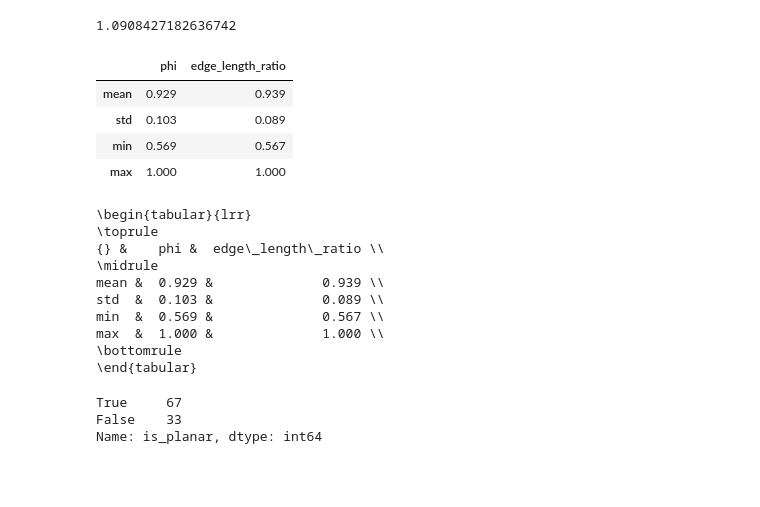
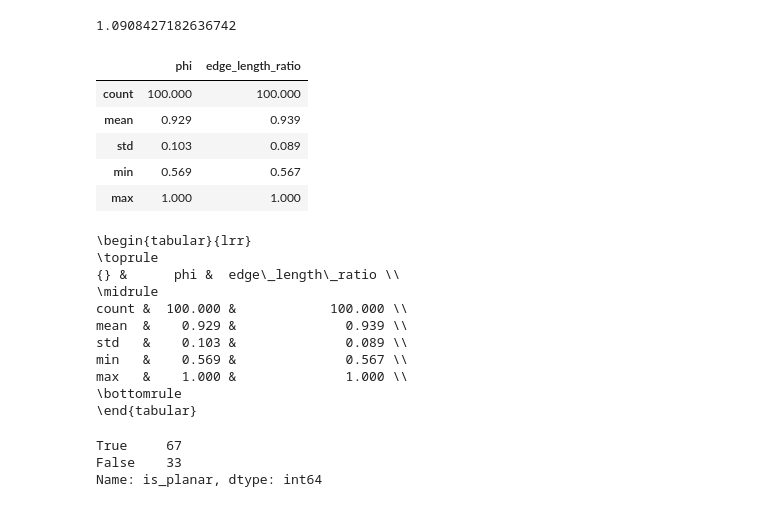
Before and after one commit to gboeing/planar-vs-nonplanar, a Jupyter notebook: planar-vs-nonplanar-analysis.ipynb, the cells around one changed output. Drawn from its saved outputs; the diff is of its cells as text; code cells hidden in the pictures; blank space fills up the shorter version.

```diff
--- a/planar-vs-nonplanar-analysis.ipynb
+++ b/planar-vs-nonplanar-analysis.ipynb
@@ -447,12 +407,13 @@ df['overcount_planar_nonplanar'].mean()
 # %%
 df['phi'] = 1 / df['overcount_planar_nonplanar']
 cols = ['phi', 'edge_length_ratio']
 df2 = df[cols].copy().head(100)
 table = df2[cols].describe().round(3)
-table = table.loc[['mean', 'std', 'min', 'max']]
+table = table.loc[['count', 'mean', 'std', 'min', 'max']]
 table
 # %% [output]
 |  | phi | edge_length_ratio |
+| count | 100.000 | 100.000 |
 | mean | 0.929 | 0.939 |
 | std | 0.103 | 0.089 |
 | min | 0.569 | 0.567 |
@@ -462,12 +423,13 @@ print(table.to_latex())
 # %% [output]
 \begin{tabular}{lrr}
 \toprule
-{} &    phi &  edge\_length\_ratio \\
+{} &      phi &  edge\_length\_ratio \\
 \midrule
-mean &  0.929 &              0.939 \\
-std  &  0.103 &              0.089 \\
-min  &  0.569 &              0.567 \\
-max  &  1.000 &              1.000 \\
+count &  100.000 &            100.000 \\
+mean  &    0.929 &              0.939 \\
+std   &    0.103 &              0.089 \\
+min   &    0.569 &              0.567 \\
+max   &    1.000 &              1.000 \\
 \bottomrule
 \end{tabular}
 # %%
```
Also changed, not shown: parts of 17 cells of this notebook, 6 other files.
